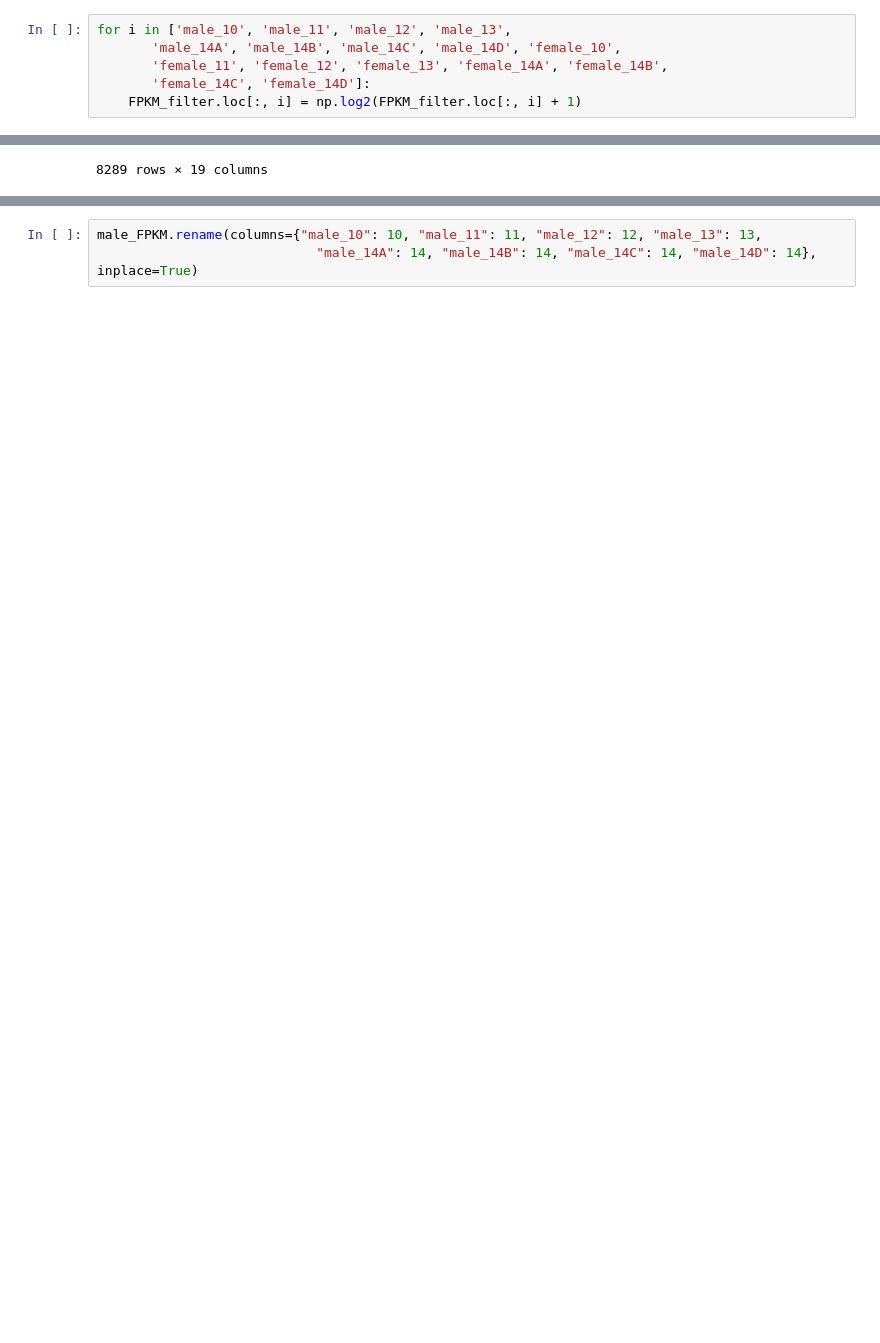
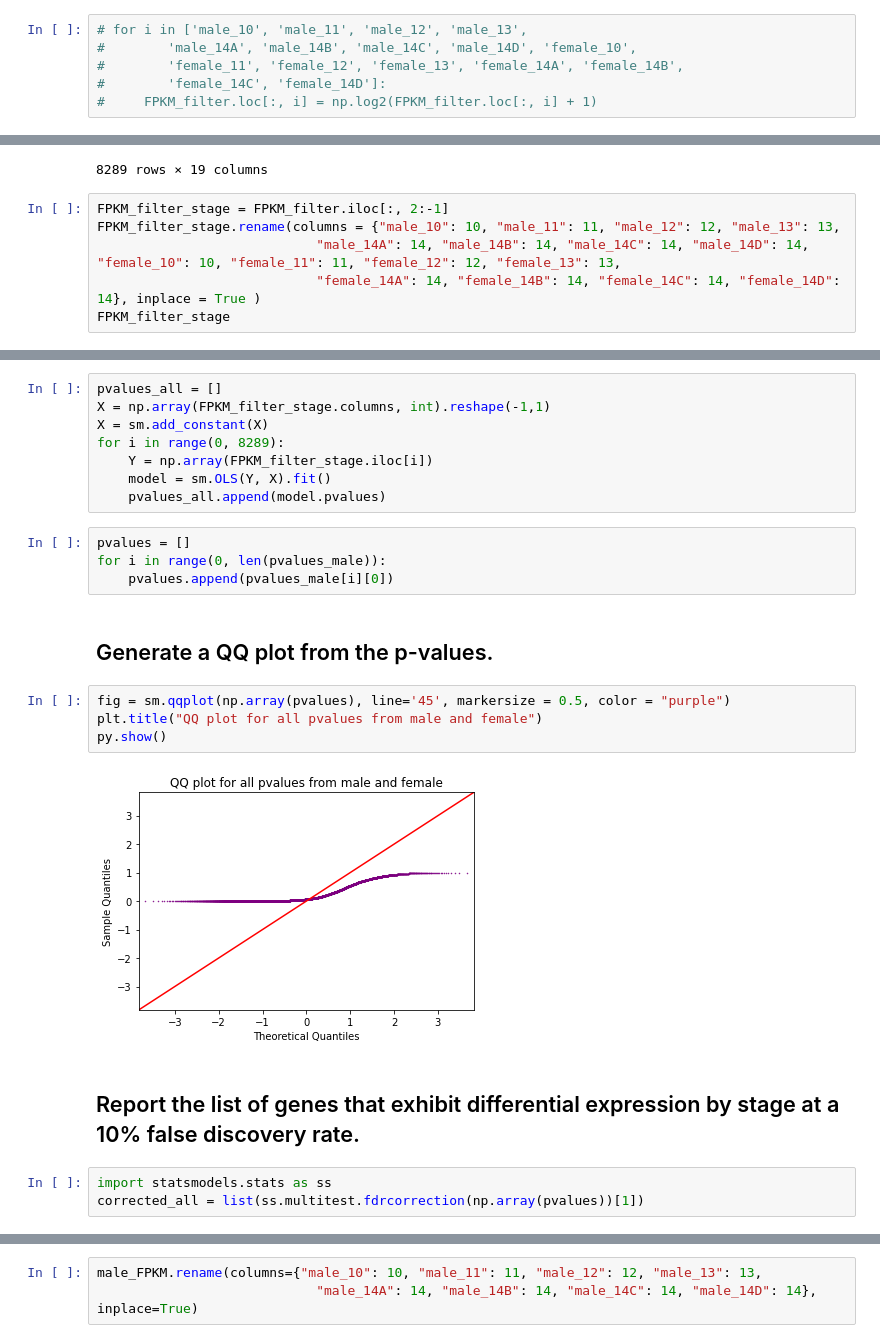
Before and after one commit to Andymao1998/qbb2021-answers, a Jupyter notebook: week9_hw/Week9_HW.ipynb, the cells around one changed output, grey strips where cells are left out. Drawn from its saved outputs; the diff is of its cells as text; blank space fills up the shorter version.

```diff
--- a/week9_hw/Week9_HW.ipynb
+++ b/week9_hw/Week9_HW.ipynb
@@ -84,6 +93,6 @@ Index(['t_name', 'gene_name', 'male_10', 'male_11', 'male_12', 'male_13',
 # %%
-for i in ['male_10', 'male_11', 'male_12', 'male_13',
-       'male_14A', 'male_14B', 'male_14C', 'male_14D', 'female_10',
-       'female_11', 'female_12', 'female_13', 'female_14A', 'female_14B',
-       'female_14C', 'female_14D']:
-    FPKM_filter.loc[:, i] = np.log2(FPKM_filter.loc[:, i] + 1)
+# for i in ['male_10', 'male_11', 'male_12', 'male_13',
+#        'male_14A', 'male_14B', 'male_14C', 'male_14D', 'female_10',
+#        'female_11', 'female_12', 'female_13', 'female_14A', 'female_14B',
+#        'female_14C', 'female_14D']:
+#     FPKM_filter.loc[:, i] = np.log2(FPKM_filter.loc[:, i] + 1)
@@ -150,3 +155,9 @@ FPKM_filter
 | 34667 | FBtr0100888 | mt:lrRNA | 11.192486 | 5.132584 | 9.858901 | 12.271964 | 11.137065 | 9.216125 | 11.284297 | 10.690866 | ... |
 | 34715 | FBtr0114216 | CR40679 | 1.590338 | 0.000000 | 3.168985 | 1.615510 | 2.050211 | 0.000000 | 1.332910 | 3.349196 | ... |
 8289 rows × 19 columns
+# %%
+FPKM_filter_stage = FPKM_filter.iloc[:, 2:-1]
+FPKM_filter_stage.rename(columns = {"male_10": 10, "male_11": 11, "male_12": 12, "male_13": 13,
+                            "male_14A": 14, "male_14B": 14, "male_14C": 14, "male_14D": 14, "female_10": 10, "female_11": 11, "female_12": 12, "female_13": 13,
+                            "female_14A": 14, "female_14B": 14, "female_14C": 14, "female_14D": 14}, inplace = True )
+FPKM_filter_stage
@@ -152,0 +178,25 @@ FPKM_filter
+# %%
+pvalues_all = []
+X = np.array(FPKM_filter_stage.columns, int).reshape(-1,1)
+X = sm.add_constant(X)
+for i in range(0, 8289):
+    Y = np.array(FPKM_filter_stage.iloc[i])
+    model = sm.OLS(Y, X).fit()
+    pvalues_all.append(model.pvalues)
+# %%
+pvalues = []
+for i in range(0, len(pvalues_male)):
+    pvalues.append(pvalues_male[i][0])
+# %% [markdown]
+## Generate a QQ plot from the p-values.
+# %%
+fig = sm.qqplot(np.array(pvalues), line='45', markersize = 0.5, color = "purple")
+plt.title("QQ plot for all pvalues from male and female")
+py.show()
+# %% [output]
+[figure, added]
+# %% [markdown]
+## Report the list of genes that exhibit differential expression by stage at a 10% false discovery rate.
+# %%
+import statsmodels.stats as ss
+corrected_all = list(ss.multitest.fdrcorrection(np.array(pvalues))[1])
```
Also changed, not shown: parts of 16 cells of this notebook.
